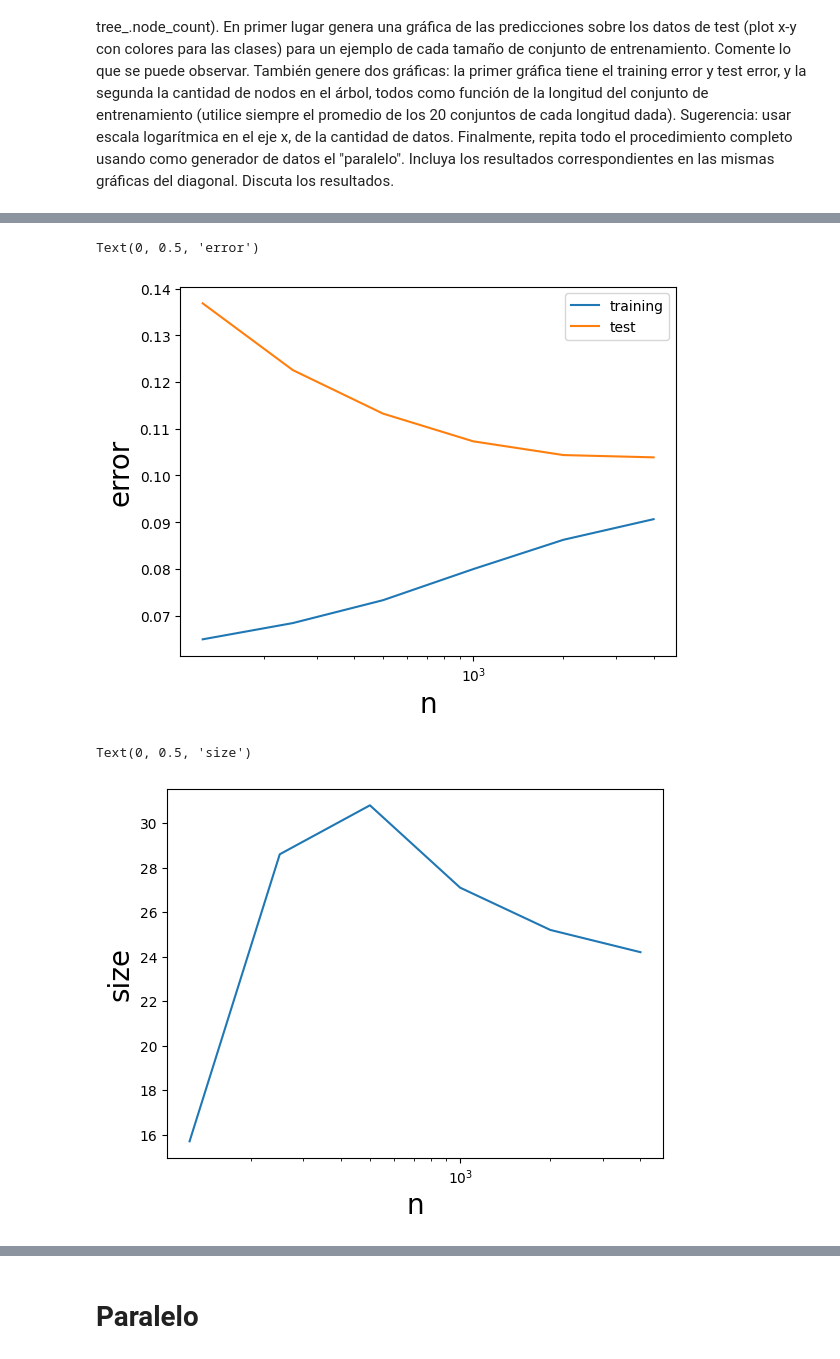
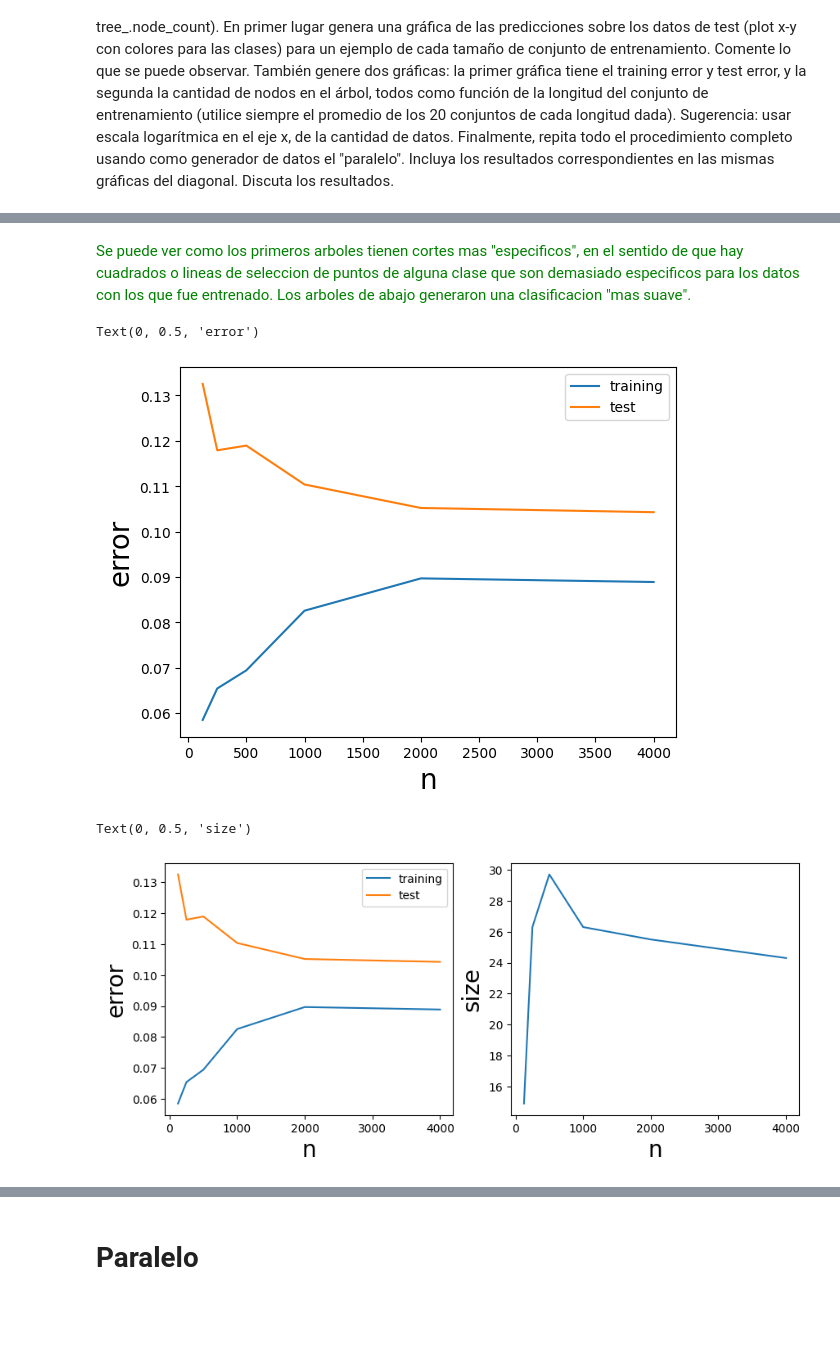
Before and after one commit to AgusMRM/IntroMachineLearning, a Jupyter notebook: tp1/Ej2.ipynb, the cells around one changed output, grey strips where cells are left out. Cells and saved outputs as stored; diff of their text form; code cells hidden in the pictures; blank space fills up the shorter version.

```diff
--- a/tp1/Ej2.ipynb
+++ b/tp1/Ej2.ipynb
@@ -85,12 +29,14 @@ a
 
 N = [125, 250, 500, 1000, 2000, 4000]
 
+#N = [12, 50, 100, 200, 500, 1000]
+
 error_training = [[],[],[],[],[],[]]
 error_test = [[],[],[],[],[],[]]
 size = [[],[],[],[],[],[]]
 
-X_plot = []
-y_plot = []
+X_plot = [[],[],[],[],[],[]]
+y_plot = [[],[],[],[],[],[]]
 y_test = []
 
 for i in range(20):
@@ -119,9 +65,9 @@ for i in range(20):
         error_test[k].append(1 - accuracy)
         size[k].append(clf.tree_.node_count)
 
-        if i==19:
-            X_plot.append(test)
-            y_plot.append(prediccion_test)
+        if i==1:
+            X_plot[k].append(test)
+            y_plot[k].append(prediccion_test)
             #y_test.append(prediccion_test)
 
 
@@ -173,31 +116,47 @@ plt.plot(X_plot[5][c1,0],X_plot[5][c1,1],ls='none',marker='o',markersize=1)
+# %% [markdown]
+<span style="color:green;">
+Se puede ver como los primeros arboles tienen cortes mas "especificos", en el sentido de que hay cuadrados o lineas de seleccion de puntos de alguna clase que son demasiado especificos para los datos con los que fue entrenado. Los arboles de abajo generaron una clasificacion "mas suave".
+</span>
 # %%
-error_mean_training = []
+error_mean_training_d = []
 for distribucion in error_training:
-    error_mean_training.append(np.mean(distribucion))
+    error_mean_training_d.append(np.mean(distribucion))
 
-error_mean_test = []
+error_mean_test_d = []
 for distribucion in error_test:
-    error_mean_test.append(np.mean(distribucion))
+    error_mean_test_d.append(np.mean(distribucion))
 # %%
-plt.plot(N,error_mean_training,label='training')
-plt.plot(N,error_mean_test,label='test')
-plt.semilogx()
+plt.plot(N,error_mean_training_d,label='training')
+plt.plot(N,error_mean_test_d,label='test')
+#plt.semilogx()
 plt.legend()
 #plt.semilogy()
 plt.xlabel('n',size=20)
 plt.ylabel('error',size=20)
 # %% [output]
 Text(0, 0.5, 'error')
-[figure, old version]
+[figure, new version]
 # %%
-size_mean = []
+size_mean_d = []
 for distribucion in size:
-    size_mean.append(np.mean(distribucion))
+    size_mean_d.append(np.mean(distribucion))
 # %%
-plt.plot(N,size_mean)
-plt.semilogx()
+plt.figure(figsize=(10,4))
+
+plt.subplot(121)
+plt.plot(N,error_mean_training_d,label='training')
+plt.plot(N,error_mean_test_d,label='test')
+#plt.semilogx()
+plt.legend()
+#plt.semilogy()
+plt.xlabel('n',size=20)
+plt.ylabel('error',size=20)
+
+plt.subplot(122)
+plt.plot(N,size_mean_d)
+#plt.semilogx()
 plt.xlabel('n',size=20)
 plt.ylabel('size',size=20)
 # %% [output]
 Text(0, 0.5, 'size')
-[figure, old version]
+[figure, new version]
```
Also changed, not shown: parts of 17 cells of this notebook, 8 other files.
